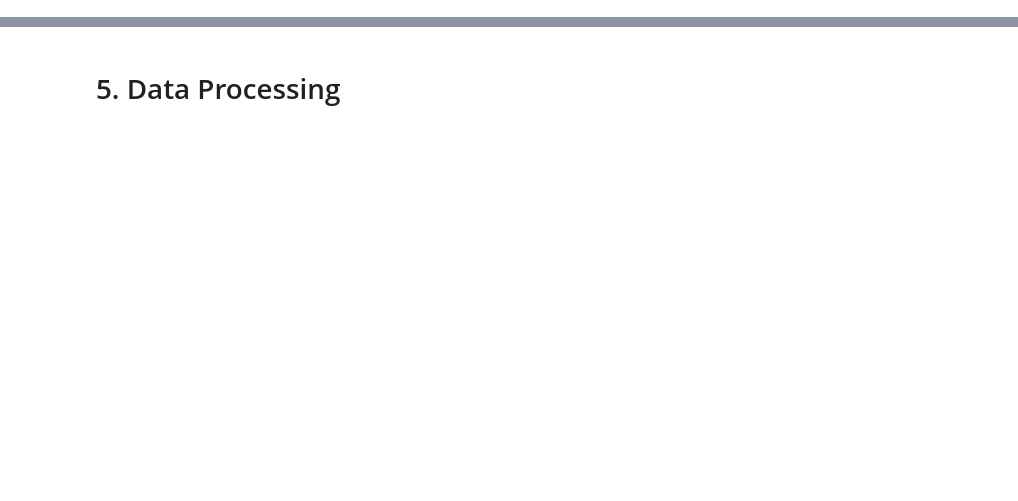
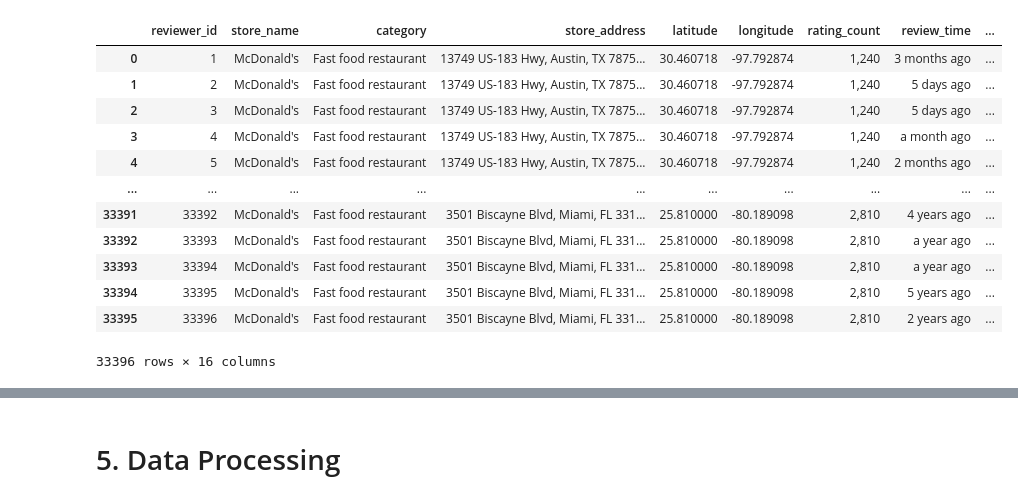
Before and after one commit to Fluffy-Fatec/Projeto-Integrador-Imagem-Classificador, a Jupyter notebook: ClassificatorKeras2.ipynb, the cells around one changed output, grey strips where cells are left out. Saved outputs shown, nothing was run; the diff lists cells and outputs as text; code cells hidden in the pictures; blank space fills up the shorter version.

```diff
--- a/ClassificatorKeras2.ipynb
+++ b/ClassificatorKeras2.ipynb
@@ -69,0 +54,17 @@ reviews
+# %%
+import pandas as pd
+import random
+from datetime import datetime, timedelta
+
+# Obtenha a data atual
+current_date = datetime.now()
+
+# Defina o intervalo de um ano
+start_date = current_date
+end_date = current_date + timedelta(days=365)
+
+# Crie uma nova coluna de datas aleatórias dentro do intervalo de um ano
+reviews['Random_Date'] = [start_date + timedelta(days=random.randint(0, 365)) for _ in range(len(reviews))]
+
+# Exiba o DataFrame com a nova coluna de datas aleatórias
+print(reviews)
@@ -69,0 +89,18 @@ reviews
+# %%
+reviews[['endereco', 'estado','cep','pais','aleatorio']] = reviews['store_address'].str.split(', ', expand=True)
+# %%
+reviews
+# %% [output]
+|  | reviewer_id | store_name | category | store_address | latitude | longitude | rating_count | review_time | ... |
+| 0 | 1 | McDonald's | Fast food restaurant | 13749 US-183 Hwy, Austin, TX 7875... | 30.460718 | -97.792874 | 1,240 | 3 months ago | ... |
+| 1 | 2 | McDonald's | Fast food restaurant | 13749 US-183 Hwy, Austin, TX 7875... | 30.460718 | -97.792874 | 1,240 | 5 days ago | ... |
+| 2 | 3 | McDonald's | Fast food restaurant | 13749 US-183 Hwy, Austin, TX 7875... | 30.460718 | -97.792874 | 1,240 | 5 days ago | ... |
+| 3 | 4 | McDonald's | Fast food restaurant | 13749 US-183 Hwy, Austin, TX 7875... | 30.460718 | -97.792874 | 1,240 | a month ago | ... |
+| 4 | 5 | McDonald's | Fast food restaurant | 13749 US-183 Hwy, Austin, TX 7875... | 30.460718 | -97.792874 | 1,240 | 2 months ago | ... |
+| ... | ... | ... | ... | ... | ... | ... | ... | ... | ... |
+| 33391 | 33392 | McDonald's | Fast food restaurant | 3501 Biscayne Blvd, Miami, FL 331... | 25.810000 | -80.189098 | 2,810 | 4 years ago | ... |
+| 33392 | 33393 | McDonald's | Fast food restaurant | 3501 Biscayne Blvd, Miami, FL 331... | 25.810000 | -80.189098 | 2,810 | a year ago | ... |
+| 33393 | 33394 | McDonald's | Fast food restaurant | 3501 Biscayne Blvd, Miami, FL 331... | 25.810000 | -80.189098 | 2,810 | a year ago | ... |
+| 33394 | 33395 | McDonald's | Fast food restaurant | 3501 Biscayne Blvd, Miami, FL 331... | 25.810000 | -80.189098 | 2,810 | 5 years ago | ... |
+| 33395 | 33396 | McDonald's | Fast food restaurant | 3501 Biscayne Blvd, Miami, FL 331... | 25.810000 | -80.189098 | 2,810 | 2 years ago | ... |
+33396 rows × 16 columns
```
Also changed, not shown: parts of 61 cells of this notebook, 1 other file.
